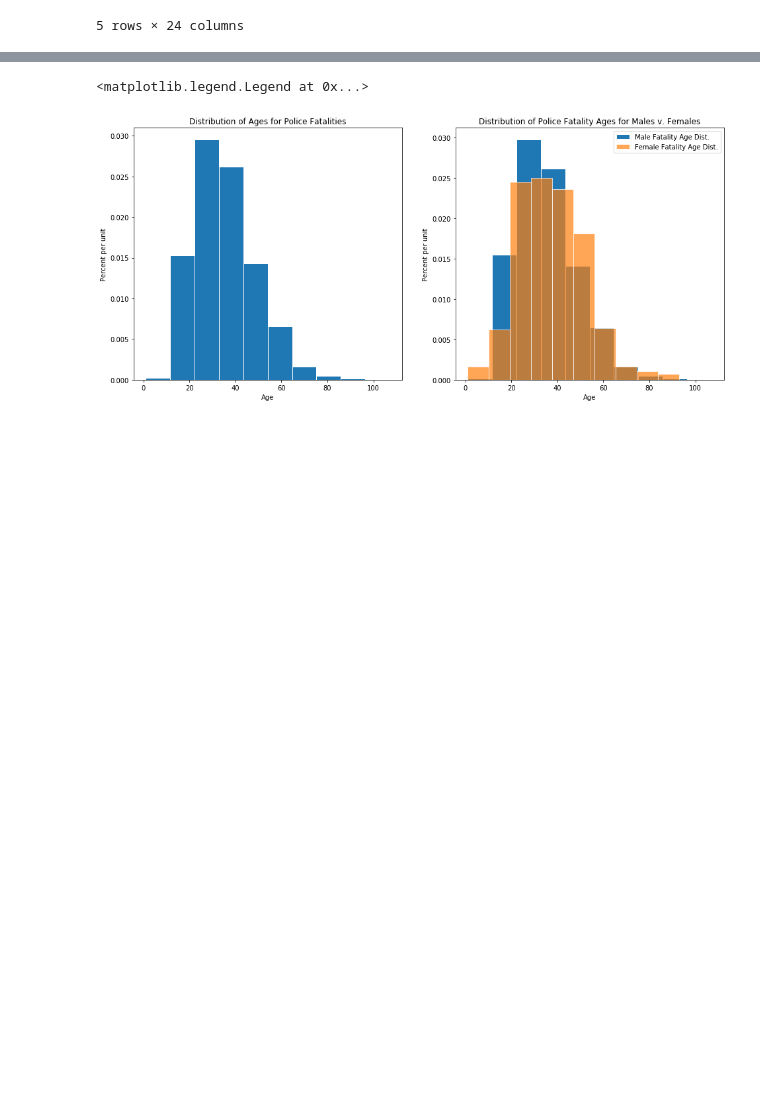
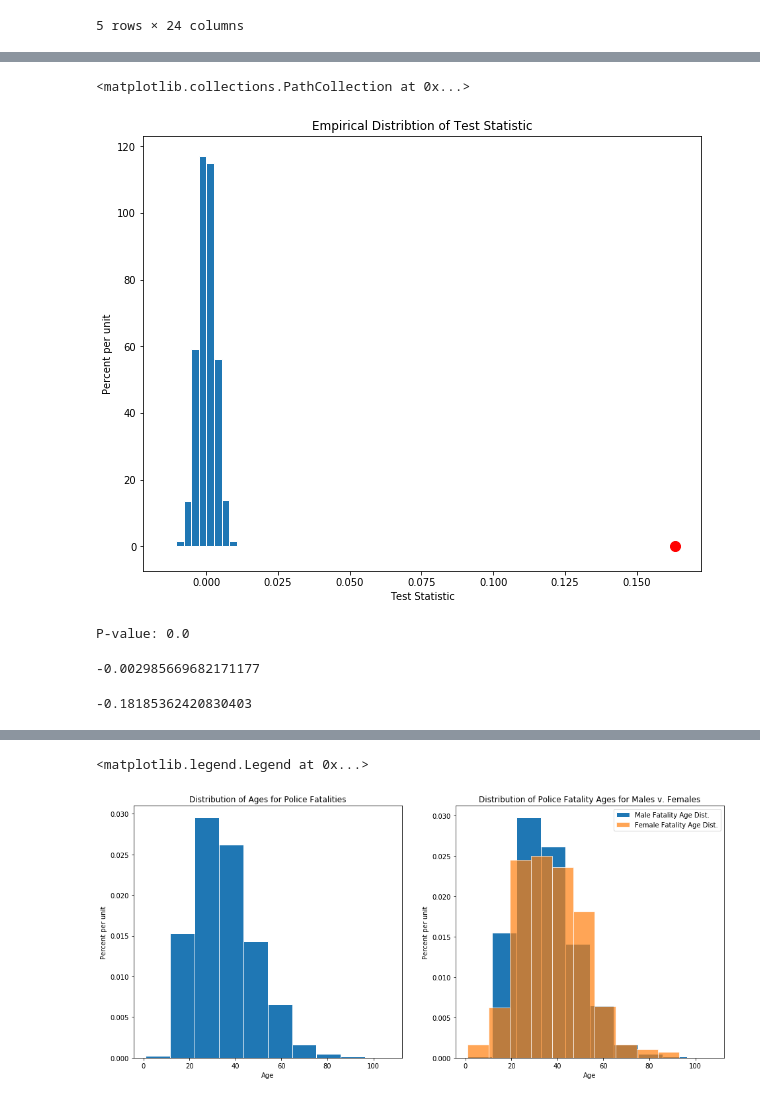
Before and after one commit to hotafrosauce1/Police-Fatality-Victim-Dataset-Analysis, a Jupyter notebook: Police_Fatality_Analysis.ipynb, the cells around one changed output, grey strips where cells are left out. Saved outputs shown, nothing was run; the diff lists cells and outputs as text; code cells hidden in the pictures; blank space fills up the shorter version.

```diff
--- a/Police_Fatality_Analysis.ipynb
+++ b/Police_Fatality_Analysis.ipynb
@@ -182,0 +256,56 @@ Unarmed blacks ~58.12 times as likely to be met with fatal force than unarmed as
+# %%
+black_prop_diff_arr = np.array([])
+num_simulations = 100000
+
+for i in range(num_simulations):
+    black_prop_diff_arr = np.append(black_prop_diff_arr, simulate_black_prop_diff())
+# %%
+# Graph distribution of empirical statistic
+plt.figure(figsize = (10,8))
+plt.title('Empirical Distribtion of Test Statistic')
+plt.xlabel('Test Statistic')
+plt.ylabel('Percent per unit')
+
+plt.hist(black_prop_diff_arr, ec = 'w', density = True);
+plt.scatter([observed_black_prop_diff], [0], s = 100, c = 'r', label = 'Observed Test Statistic')
+# %% [output]
+<matplotlib.collections.PathCollection at 0x...>
+[figure, added]
+# %%
+# Highly statistically significant p-value.  Data favors the alternate hypothesis over the null
+# (Blacks are disproportionately affected by fatal police force and proportion of blacks in
+#  the dataset is larger than the proportion of blacks in the population)
+
+empirical_p_val = round((black_prop_diff_arr >= observed_black_prop_diff).mean(), 2)
+print('P-value: {}'.format(empirical_p_val))
+# %% [output]
+P-value: 0.0
+# %%
+# Null Hypothesis: The number of white people killed by police in this dataset resembles
+# a random sample from a population with the same racial distribution as the U.S. population:
+# 63.4% white and 36.6% non-white and is thus proportional to the percentage of whites in the U.S.
+# Any deviations in the sample are due to random chance.
+
+# Alternate Hypothesis: Whites are disproportionately killed by police in the U.S. and the proporion
+# of whites in the dataset is smaller than the proportion of white in the population.
+
+# Test Statistic: proportion of sample that is white - 0.634 (sample size = 12,491, size of dataset)
+# (Large negative values favor the alternative hypothesis)
+
+# Simulate test statistic under null hypothesis by sampling from multinomial distribution
+
+# Simulate a value of the test statistic under the null hypothesis
+def simulate_white_prop_diff():
+    trial = np.random.multinomial(12491, [0.634, 1 - 0.634])
+    white_prop = trial[0] / 12491
+
+    return white_prop - 0.634
+
+simulate_white_prop_diff()
+# %% [output]
+-0.002985669682171177
+# %%
+observed_white_prop_diff = race_in_data_props['White'] - 0.634
+print(observed_white_prop_diff)
+# %% [output]
+-0.18185362420830403
```
Also changed, not shown: parts of 13 cells of this notebook.
